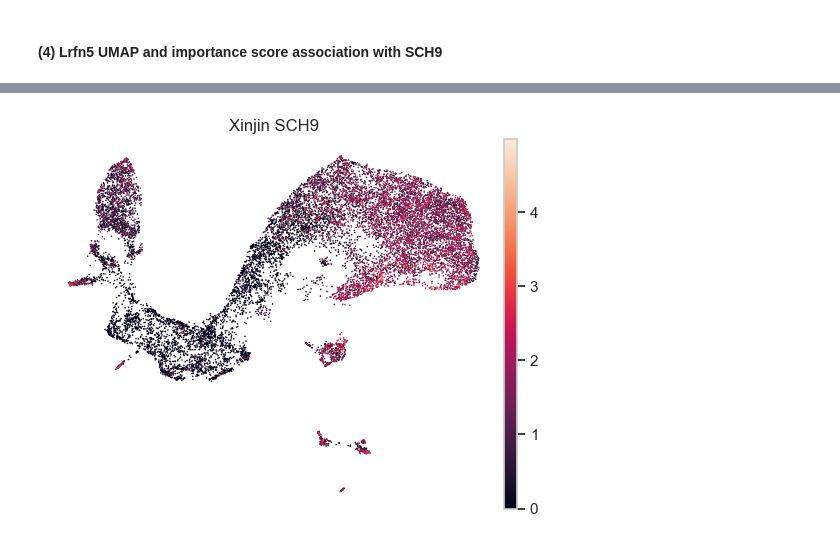
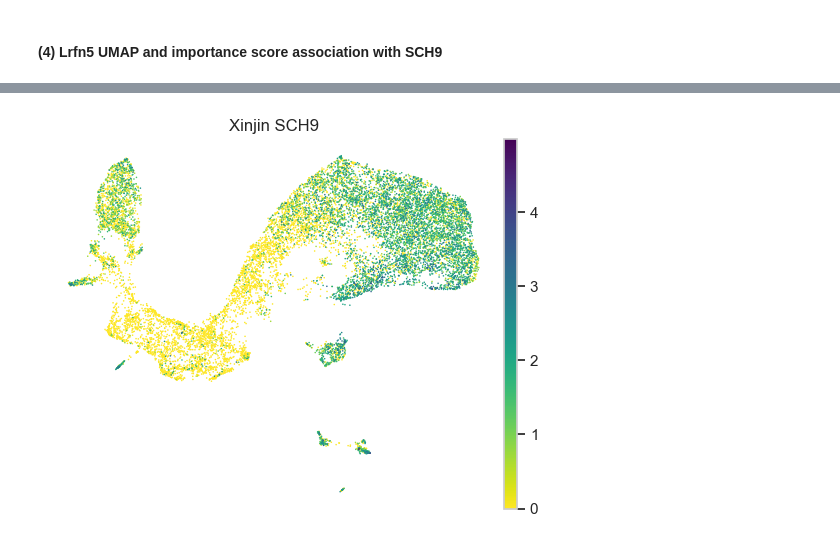
Before and after one commit to ArpiarSaundersLab/tap, a Jupyter notebook: manuscript/grant.ipynb, the cells around one changed output, grey strips where cells are left out. Cells and saved outputs as stored; diff of their text form; code cells hidden in the pictures.

```diff
--- a/manuscript/grant.ipynb
+++ b/manuscript/grant.ipynb
@@ -151,7 +151,7 @@ sc.pl.umap(xinjin, color=["Lrfn5"], frameon=False, wspace=0.4, hspace=0.4, ncols
 # %%
 xinjin.obs["sch9"] = xinjin.obs["BC1a"] + xinjin.obs["BC1b"] + xinjin.obs["BC1c"]
 xinjin.obs["sch9"] = np.log1p(xinjin.obs["sch9"])
 sc.pl.umap(xinjin, color=["sch9"], frameon=False, wspace=0.4, hspace=0.4, ncols=4, size=5
-	   , title="Xinjin SCH9")
+	   , title="Xinjin SCH9",cmap="viridis_r")
 # %% [output]
-[figure, old version]
+[figure, new version]
```
Also changed, not shown: parts of 4 cells of this notebook.
